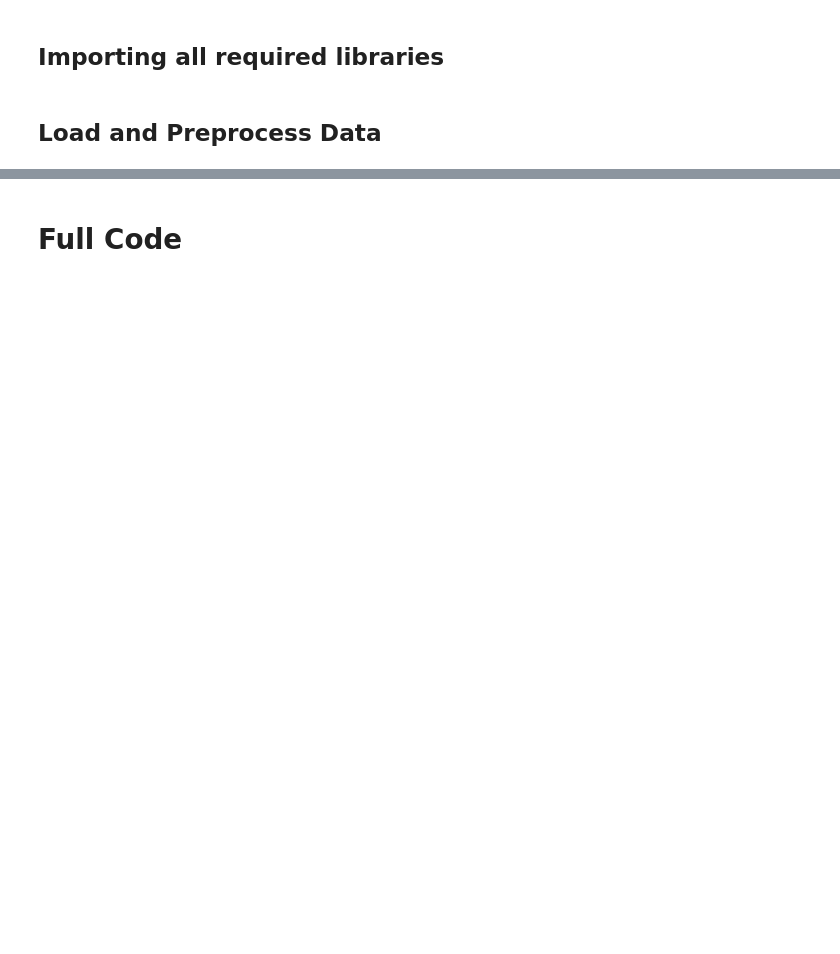
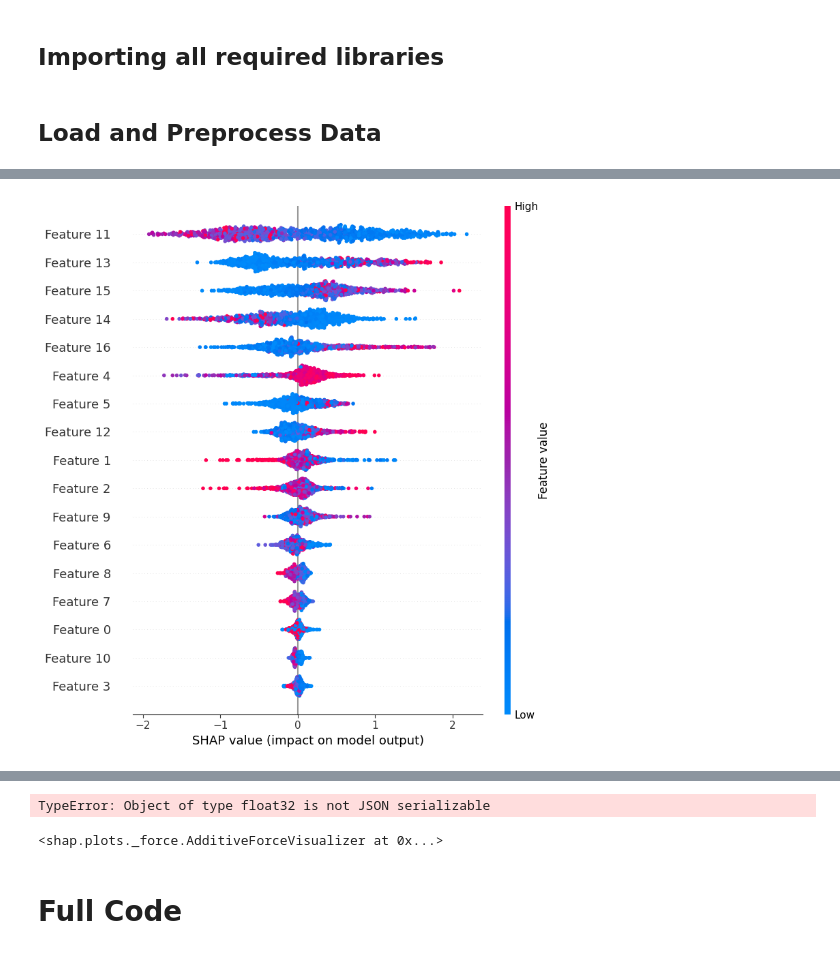
Before and after one commit to ibrainscit/team_4, a Jupyter notebook: Shap/train.ipynb, the cells around one changed output, grey strips where cells are left out. Saved outputs shown, nothing was run; the diff lists cells and outputs as text; code cells hidden in the pictures; blank space fills up the shorter version.

Commit message:
Added shap values

```diff
--- a/Shap/train.ipynb
+++ b/Shap/train.ipynb
@@ -41,3 +76,6 @@ scaler = StandardScaler()
+# %%
+X = df.drop(columns=['label']).values
+y = df['label'].values
 # %%
 X_flattened = X.reshape(X.shape[0], -1)  # (samples, features)
 
@@ -82,29 +122,30 @@ xgb_model = xgb.XGBClassifier(
     device="cuda",  # ✅ Explicitly set device to GPU
     eval_metric="logloss",
     learning_rate=0.005,
-    max_depth=15,
-    gamma=0.2,
+    max_depth=20,
+    gamma=0.1,
     subsample=0.8,
     colsample_bytree=0.8,
     min_child_weight=2,
     reg_alpha=0.3,
     reg_lambda=1.5,
-    n_estimators=2000,  # ✅ Lowered for efficiency
+    n_estimators=3000,  # ✅ Lowered for efficiency
     verbosity=1
 )
 
 # ✅ Define Parameter Grid (For Fine-Tuning)
-param_grid = {
-    'n_estimators': [1500, 2000],
-    'learning_rate': [0.005],
-    'max_depth': [10, 15],
-    'gamma': [0.1, 0.2],
-    'subsample': [0.8],
-    'colsample_bytree': [0.8],
-    'reg_alpha': [0.3],
-    'reg_lambda': [1.5],
-    'min_child_weight': [2]
+best_params = {
+    'n_estimators': [4000],
+    'learning_rate': [0.002],
+    'max_depth': [25],
+    'gamma': [0.2],
+    'subsample': [0.9],
+    'colsample_bytree': [0.9],
+    'reg_alpha': [0.1],
+    'reg_lambda': [3.0],
+    'min_child_weight': [1]
 }
+
 
 # ✅ Use StratifiedKFold for Cross-Validation
 cv = StratifiedKFold(n_splits=3, shuffle=True, random_state=42)
@@ -112,7 +153,7 @@ cv = StratifiedKFold(n_splits=3, shuffle=True, random_state=42)
 # ✅ GridSearchCV for Hyperparameter Tuning
 grid_search = GridSearchCV(
     estimator=xgb_model,
-    param_grid=param_grid,
+    param_grid=best_params,
     scoring="accuracy",
     cv=cv,  # ✅ Use StratifiedKFold
     verbose=3,
@@ -130,0 +237,15 @@ val_preds = best_model.predict(X_val_np)
+# %%
+import shap
+from .autonotebook import tqdm as notebook_tqdm
+
+explainer = shap.Explainer(best_model)
+shap_values = explainer(X_val_np)
+
+# ✅ Summary Plot
+shap.summary_plot(shap_values, X_val_np)
+
+# ✅ Force Plot (for the first prediction)
+shap.initjs()
+shap.force_plot(explainer.expected_value, shap_values[0].values, X_val_np[0])
+# %% [output]
+[figure, added]
@@ -131,2 +253,4 @@ val_preds = best_model.predict(X_val_np)
+TypeError: Object of type float32 is not JSON serializable
+<shap.plots._force.AdditiveForceVisualizer at 0x...>
 # %% [markdown]
 # Full Code
```
Also changed, not shown: parts of 15 cells of this notebook, 2 other files.
